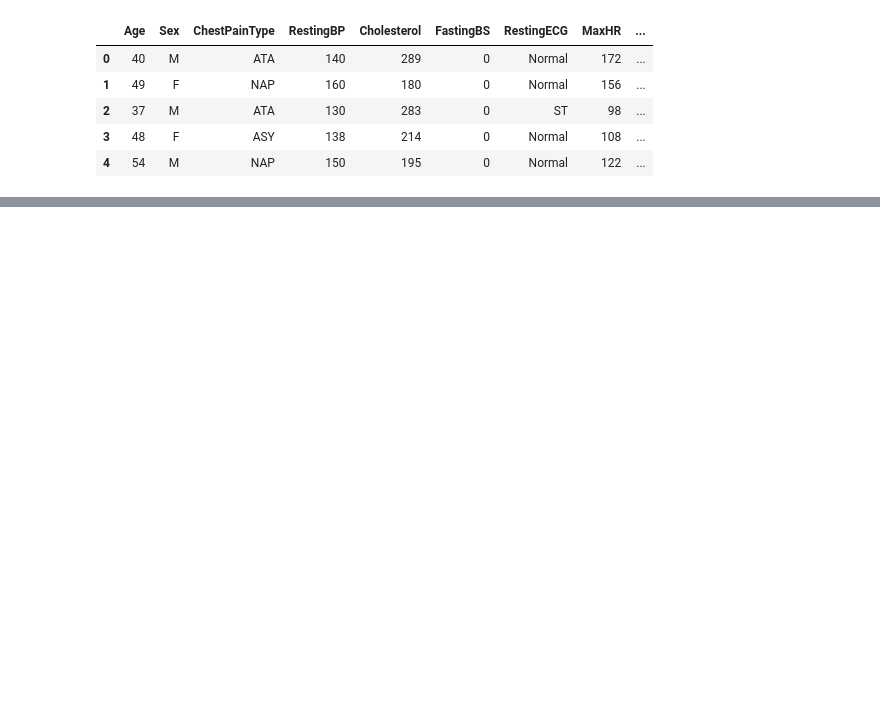
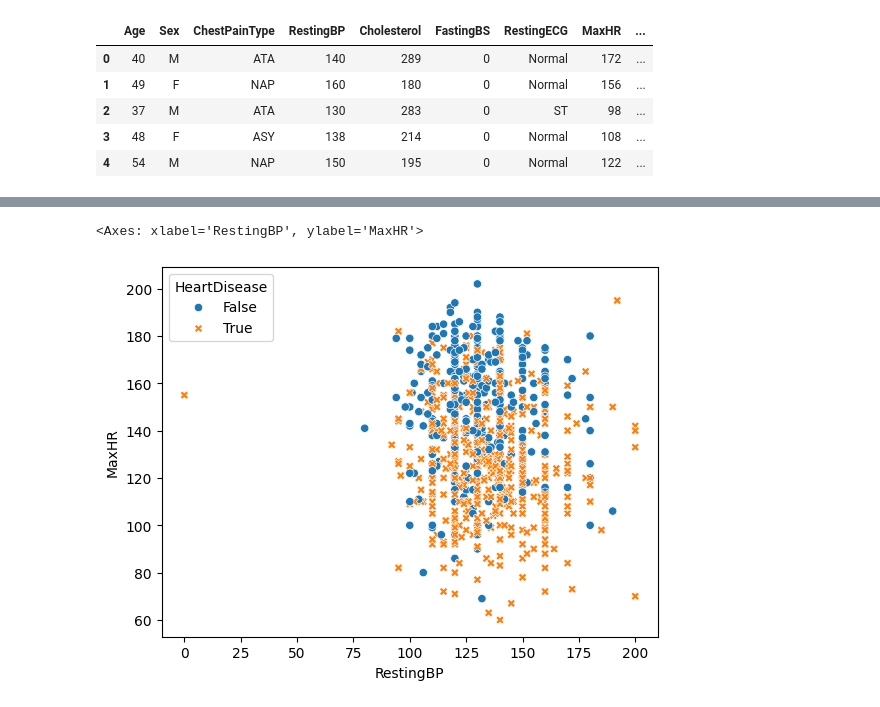
Before and after one commit to versa-syahptr/tubesPDA, a Jupyter notebook: visualisasi_1.ipynb, the cells around one changed output, grey strips where cells are left out. Saved outputs shown, nothing was run; the diff lists cells and outputs as text; code cells hidden in the pictures; blank space fills up the shorter version.

```diff
--- a/visualisasi_1.ipynb
+++ b/visualisasi_1.ipynb
@@ -33,0 +64,5 @@ sns.relplot(
+# %%
+sns.scatterplot(df, x="RestingBP", y="MaxHR", hue="HeartDisease", style="HeartDisease")
+# %% [output]
+<Axes: xlabel='RestingBP', ylabel='MaxHR'>
+[figure, added]
```
Also changed, not shown: parts of 9 cells of this notebook, 1 other file.
